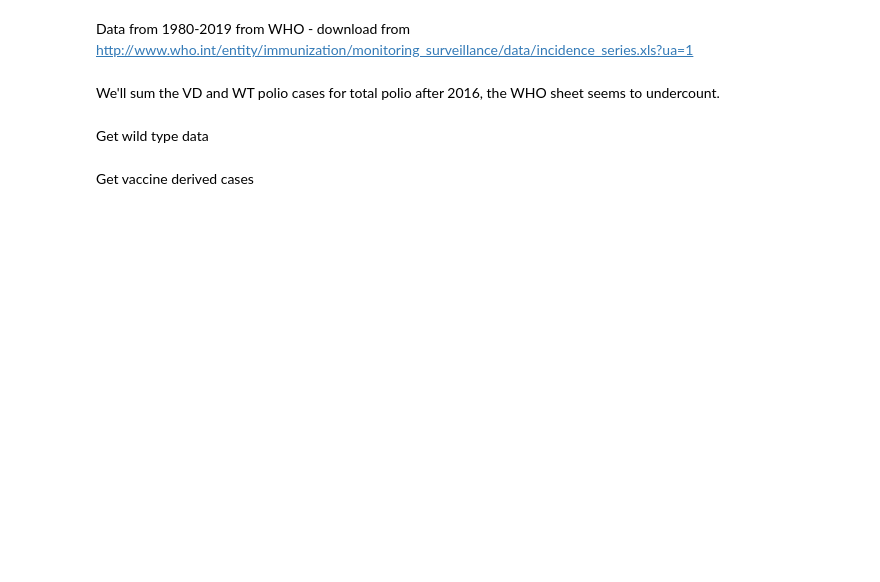
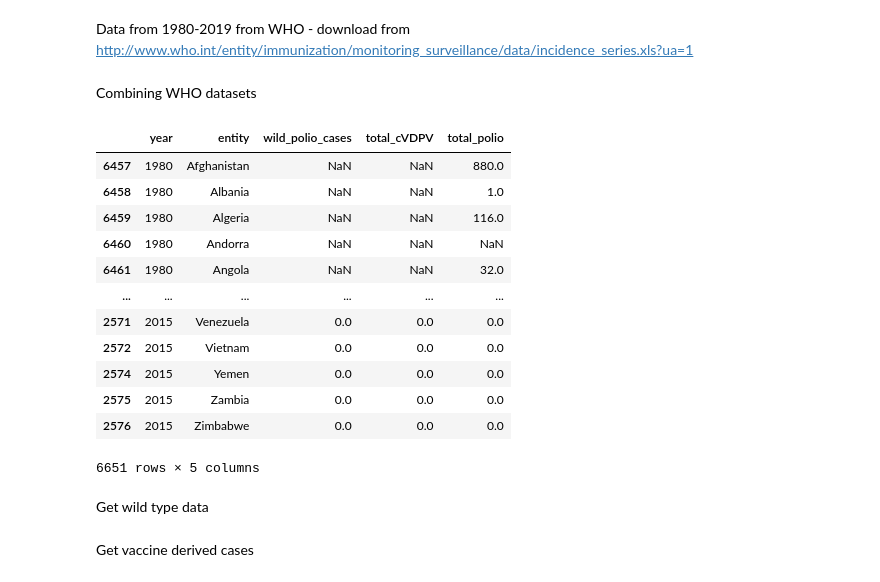
Before and after one commit to owid/notebooks, a Jupyter notebook: FionaSpooner/polio_cases/combine_polio_data.ipynb, the cells around one changed output. Drawn from its saved outputs; the diff is of its cells as text; code cells hidden in the pictures; blank space fills up the shorter version.

```diff
--- a/FionaSpooner/polio_cases/combine_polio_data.ipynb
+++ b/FionaSpooner/polio_cases/combine_polio_data.ipynb
@@ -11,6 +52,4 @@ Download and extract the data from the latest wild polio virus pdf from polioera
 Data from 1980-2019 from WHO - download from http://www.who.int/entity/immunization/monitoring_surveillance/data/incidence_series.xls?ua=1
 # %%
 who_melt, regions = get_who_data_and_regions()
-# %% [markdown]
-We'll sum the VD and WT polio cases for total polio after 2016, the WHO sheet seems to undercount.
 # %%
@@ -18,3 +57,22 @@ who_melt = who_melt[who_melt.year < 2016]
+# %% [markdown]
+Combining WHO datasets
+# %%
+who_both = who_ext.merge(who_melt, on=['year','entity', 'total_polio'], how='outer').sort_values(['year','entity'])
+who_both
+# %% [output]
+|  | year | entity | wild_polio_cases | total_cVDPV | total_polio |
+| 6457 | 1980 | Afghanistan | NaN | NaN | 880.0 |
+| 6458 | 1980 | Albania | NaN | NaN | 1.0 |
+| 6459 | 1980 | Algeria | NaN | NaN | 116.0 |
+| 6460 | 1980 | Andorra | NaN | NaN | NaN |
+| 6461 | 1980 | Angola | NaN | NaN | 32.0 |
+| ... | ... | ... | ... | ... | ... |
+| 2571 | 2015 | Venezuela | 0.0 | 0.0 | 0.0 |
+| 2572 | 2015 | Vietnam | 0.0 | 0.0 | 0.0 |
+| 2574 | 2015 | Yemen | 0.0 | 0.0 | 0.0 |
+| 2575 | 2015 | Zambia | 0.0 | 0.0 | 0.0 |
+| 2576 | 2015 | Zimbabwe | 0.0 | 0.0 | 0.0 |
+6651 rows × 5 columns
 # %% [markdown]
 Get wild type data
 # %%
```
Also changed, not shown: parts of 12 cells of this notebook, 19 other files.
